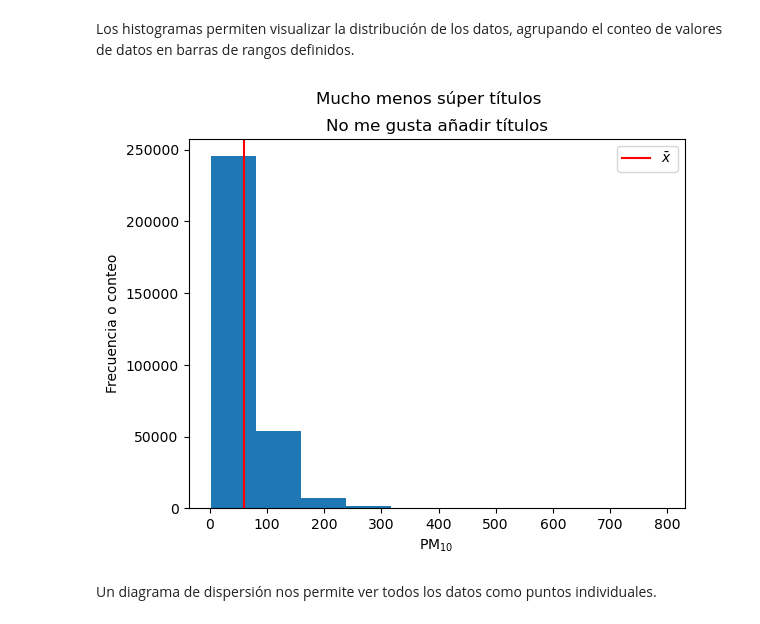
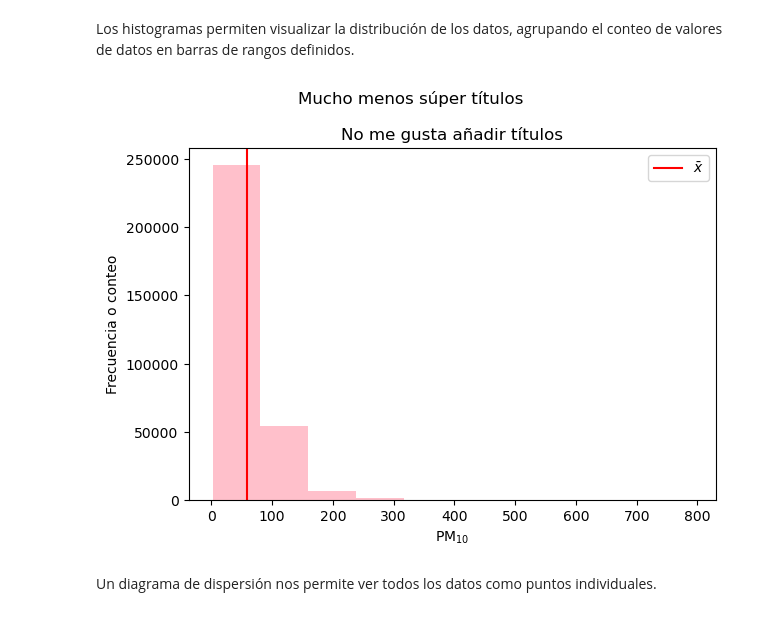
Before and after one commit to albertobenavides/aprendizaje_autom, a Jupyter notebook: caps/2_estadisticos.ipynb, the cells around one changed output. Saved outputs shown, nothing was run; the diff lists cells and outputs as text; code cells hidden in the pictures.

```diff
--- a/caps/2_estadisticos.ipynb
+++ b/caps/2_estadisticos.ipynb
@@ -439,23 +439,25 @@ import matplotlib.pyplot as plt
 Los histogramas permiten visualizar la distribución de los datos, agrupando el conteo de valores de datos en barras de rangos definidos.
 # %%
 plt.figure(figsize = (6.4, 4.8)) # figura con tamaño por defecto
-plt.hist(df_pm10_dropna.value) # El histograma 🥳
+plt.hist(df_pm10_dropna.value, color='pink') # El histograma 🥳
 plt.axvline( # Dibujar una línea vertical
     x = df_pm10_dropna.value.mean(), # En la media de los datos
     c = '#ff0000', # De color hexadecimal rojo
     label = '$\\bar{x}$' # con este identificador
 )
 
 plt.title('No me gusta añadir títulos')
 plt.suptitle('Mucho menos súper títulos')
 
 plt.xlabel('PM$_{10}$') # Título del eje horizontal
 plt.ylabel('Frecuencia o conteo') # Título del eje vertical
 
 plt.legend() # Muestra identificadores
+plt.tight_layout() # Que quepa todo en la imagen guardada
+plt.savefig('../imgs/histogram_example.png')
 plt.show()
 # %% [output]
-[figure, old version]
+[figure, new version]
 # %% [markdown]
 Un diagrama de dispersión nos permite ver todos los datos como puntos individuales.
 # %%
```
Also changed, not shown: parts of 13 cells of this notebook, 2 other files.
